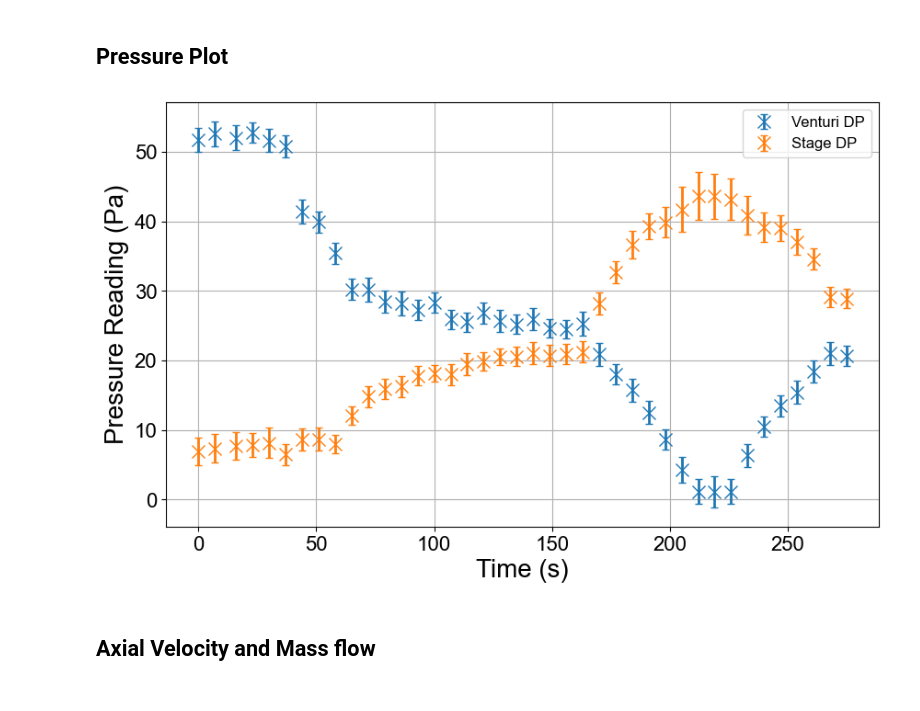
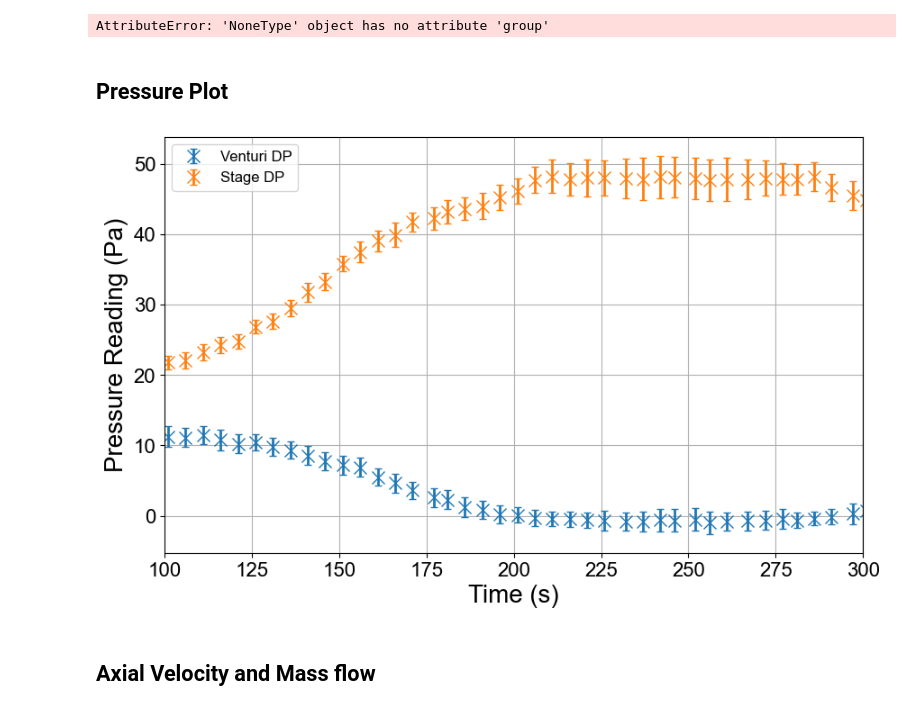
Before and after one commit to angus-chisholm/low-re-fan, a Jupyter notebook: results_plotter.ipynb, the cells around one changed output. Drawn from its saved outputs; the diff is of its cells as text; code cells hidden in the pictures.

```diff
--- a/results_plotter.ipynb
+++ b/results_plotter.ipynb
@@ -8,9 +8,9 @@ import re
 # %%
 # File paths
 file_names = [r"data\firsttest_test_data_20251128_095740.csv",
-              r"data\newdata_test_data_20251128_115950.csv",
-              r"data\5blade_test_data_20251128_120814.csv",
-              r"data\11blade_test_data_20251128_121726.csv",
+            #   r"data\newdata_test_data_20251128_115950.csv",
+            #   r"data\5blade_test_data_20251128_120814.csv",
+            #   r"data\11blade_test_data_20251128_121726.csv",
               ]
 # %%
 # Useful functions
@@ -44,23 +44,29 @@ for i, f in enumerate(file_names):
 re_expression = r"([0-9]+blade)"
 re_expression2 = r"(?<=data\\)([a-z0-9]+)(?=_test)"
 labels = [re.search(re_expression2,f).group(0)+ f" (Avg RPM: {avgSpeeds[i]:.1f})" for i,f in enumerate(file_names)]
+# %% [output]
+AttributeError: 'NoneType' object has no attribute 'group'
 # %% [markdown]
 ## Pressure Plot
 # %%
 plt.style.use('presentation.mplstyle')
 fig1,ax1 = plt.subplots(1,1,figsize=(10,6))
 errorbar_format = {'fmt':'x','capsize':3}
 for i, r in enumerate(fan_results):
+    if i!=2:
+        continue
     ax1.errorbar(rel_times, r['dp_venturi_mean'], yerr=r['dp_venturi_stddev'],label=f"Venturi DP", **errorbar_format)
     ax1.errorbar(rel_times, r['dp_stage_mean'], yerr=r['dp_stage_stddev'], label=f"Stage DP", **errorbar_format)
 ax1.set_xlabel("Time (s)")
+# ax1.set_xlabel("Flow Coefficient ($\\phi = \\frac{V_x}{U}$)")
 ax1.set_ylabel("Pressure Reading (Pa)")
+ax1.set_xlim(100,300)
 ax1.legend()
 ax1.grid()
-fig1.savefig("presentation/pressure_readings.svg", bbox_inches='tight')
+# fig1.savefig("presentation/pressure_readings.svg", bbox_inches='tight')
 plt.show()
 # %% [output]
-[figure, old version]
+[figure, new version]
 # %% [markdown]
 ## Axial Velocity and Mass flow
 # %%
```
Also changed, not shown: parts of 15 cells of this notebook, 13 other files.
